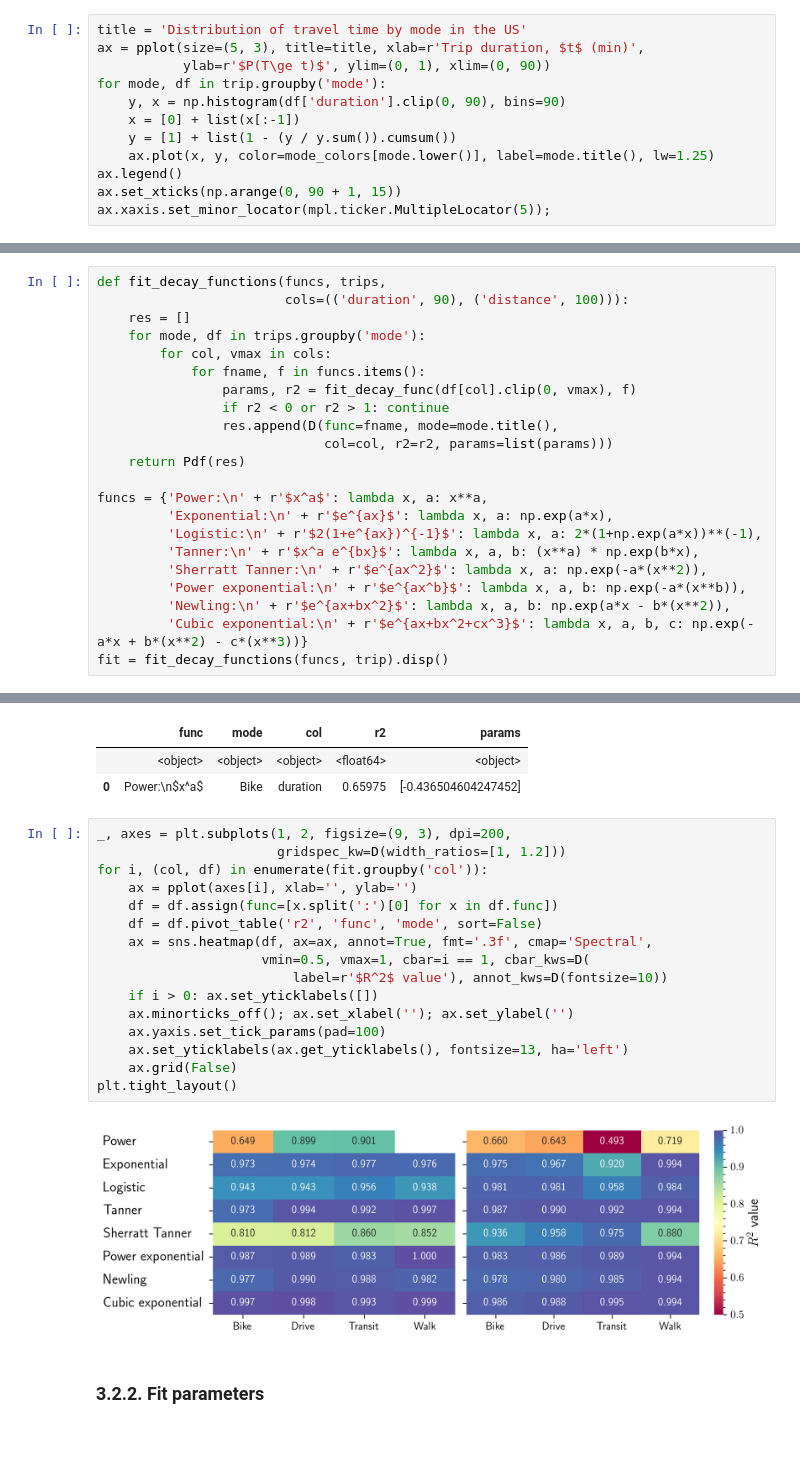
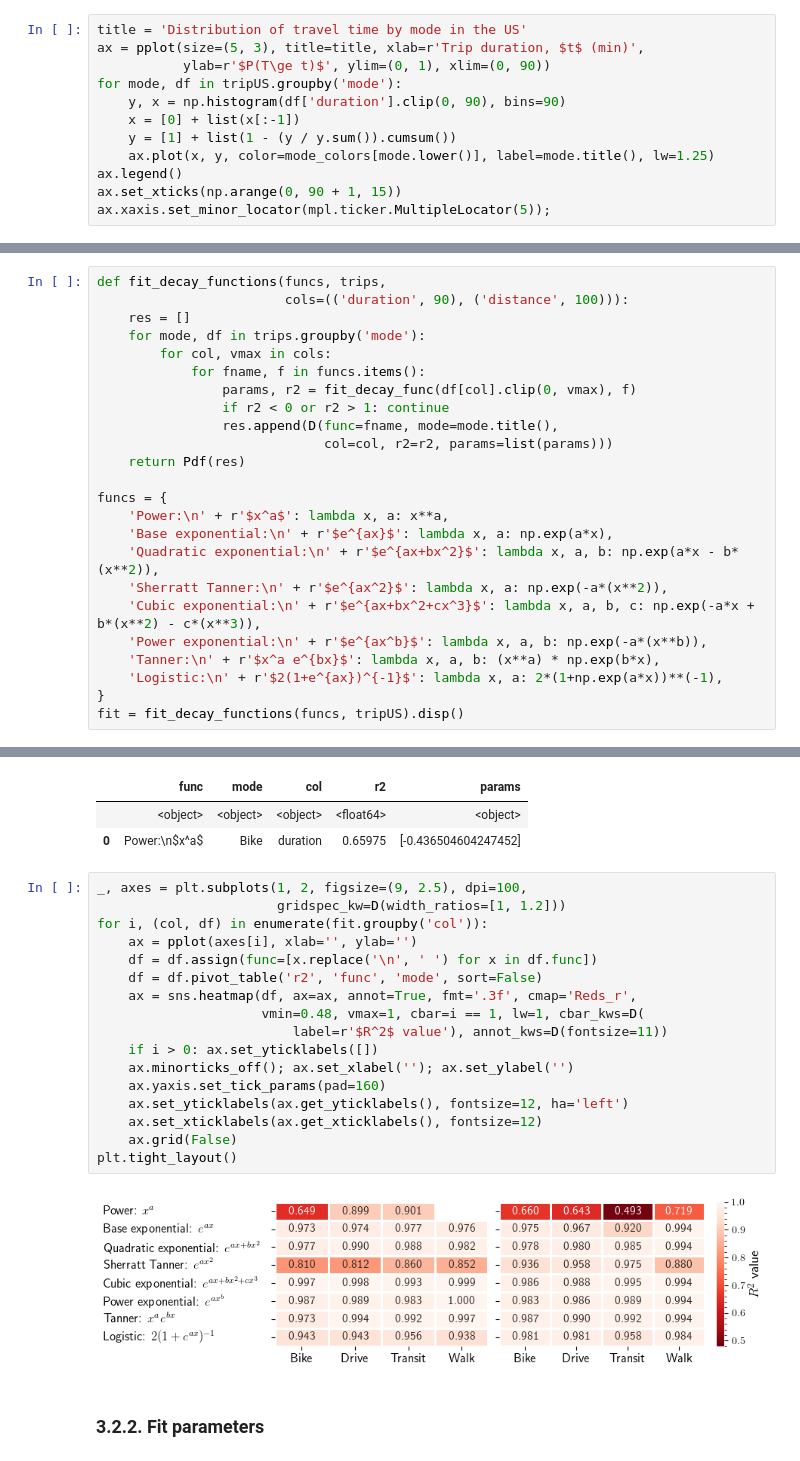
Before and after one commit to rvanxer/spr_4711, a Jupyter notebook: code/nhts.ipynb, the cells around one changed output, grey strips where cells are left out. Saved outputs shown, nothing was run; the diff lists cells and outputs as text.

```diff
--- a/code/nhts.ipynb
+++ b/code/nhts.ipynb
@@ -194,7 +215,7 @@ mode_colors = D(drive='blue', transit='deeppink', bike='tomato', walk='seagreen'
 title = 'Distribution of travel time by mode in the US'
 ax = pplot(size=(5, 3), title=title, xlab=r'Trip duration, $t$ (min)',
            ylab=r'$P(T\ge t)$', ylim=(0, 1), xlim=(0, 90))
-for mode, df in trip.groupby('mode'):
+for mode, df in tripUS.groupby('mode'):
     y, x = np.histogram(df['duration'].clip(0, 90), bins=90)
     x = [0] + list(x[:-1])
     y = [1] + list(1 - (y / y.sum()).cumsum())
@@ -304,38 +361,41 @@ def fit_decay_functions(funcs, trips,
                              col=col, r2=r2, params=list(params)))
     return Pdf(res)
 
-funcs = {'Power:\n' + r'$x^a$': lambda x, a: x**a,
-         'Exponential:\n' + r'$e^{ax}$': lambda x, a: np.exp(a*x),
-         'Logistic:\n' + r'$2(1+e^{ax})^{-1}$': lambda x, a: 2*(1+np.exp(a*x))**(-1),
-         'Tanner:\n' + r'$x^a e^{bx}$': lambda x, a, b: (x**a) * np.exp(b*x),
-         'Sherratt Tanner:\n' + r'$e^{ax^2}$': lambda x, a: np.exp(-a*(x**2)),
-         'Power exponential:\n' + r'$e^{ax^b}$': lambda x, a, b: np.exp(-a*(x**b)),
-         'Newling:\n' + r'$e^{ax+bx^2}$': lambda x, a, b: np.exp(a*x - b*(x**2)),
-         'Cubic exponential:\n' + r'$e^{ax+bx^2+cx^3}$': lambda x, a, b, c: np.exp(-a*x + b*(x**2) - c*(x**3))}
-fit = fit_decay_functions(funcs, trip).disp()
+funcs = {
+    'Power:\n' + r'$x^a$': lambda x, a: x**a,
+    'Base exponential:\n' + r'$e^{ax}$': lambda x, a: np.exp(a*x),
+    'Quadratic exponential:\n' + r'$e^{ax+bx^2}$': lambda x, a, b: np.exp(a*x - b*(x**2)),
+    'Sherratt Tanner:\n' + r'$e^{ax^2}$': lambda x, a: np.exp(-a*(x**2)),
+    'Cubic exponential:\n' + r'$e^{ax+bx^2+cx^3}$': lambda x, a, b, c: np.exp(-a*x + b*(x**2) - c*(x**3)),
+    'Power exponential:\n' + r'$e^{ax^b}$': lambda x, a, b: np.exp(-a*(x**b)),
+    'Tanner:\n' + r'$x^a e^{bx}$': lambda x, a, b: (x**a) * np.exp(b*x),
+    'Logistic:\n' + r'$2(1+e^{ax})^{-1}$': lambda x, a: 2*(1+np.exp(a*x))**(-1),
+}
+fit = fit_decay_functions(funcs, tripUS).disp()
 # %% [output]
 63 rows x 5 cols; Memory: 0.0 MiB
 |  | func | mode | col | r2 | params |
 |  | <object> | <object> | <object> | <float64> | <object> |
 | 0 | Power:\n$x^a$ | Bike | duration | 0.65975 | [-0.436504604247452] |
 # %%
-_, axes = plt.subplots(1, 2, figsize=(9, 3), dpi=200,
+_, axes = plt.subplots(1, 2, figsize=(9, 2.5), dpi=100,
                        gridspec_kw=D(width_ratios=[1, 1.2]))
 for i, (col, df) in enumerate(fit.groupby('col')):
     ax = pplot(axes[i], xlab='', ylab='')
-    df = df.assign(func=[x.split(':')[0] for x in df.func])
+    df = df.assign(func=[x.replace('\n', ' ') for x in df.func])
     df = df.pivot_table('r2', 'func', 'mode', sort=False)
-    ax = sns.heatmap(df, ax=ax, annot=True, fmt='.3f', cmap='Spectral',
-                     vmin=0.5, vmax=1, cbar=i == 1, cbar_kws=D(
-                         label=r'$R^2$ value'), annot_kws=D(fontsize=10))
+    ax = sns.heatmap(df, ax=ax, annot=True, fmt='.3f', cmap='Reds_r',
+                     vmin=0.48, vmax=1, cbar=i == 1, lw=1, cbar_kws=D(
+                         label=r'$R^2$ value'), annot_kws=D(fontsize=11))
     if i > 0: ax.set_yticklabels([])
     ax.minorticks_off(); ax.set_xlabel(''); ax.set_ylabel('')
-    ax.yaxis.set_tick_params(pad=100)
-    ax.set_yticklabels(ax.get_yticklabels(), fontsize=13, ha='left')
+    ax.yaxis.set_tick_params(pad=160)
+    ax.set_yticklabels(ax.get_yticklabels(), fontsize=12, ha='left')
+    ax.set_xticklabels(ax.get_xticklabels(), fontsize=12)
     ax.grid(False)
 plt.tight_layout()
 # %% [output]
-[figure, old version]
+[figure, new version]
 # %% [markdown]
 ### 3.2.2. Fit parameters
 # %%
```
Also changed, not shown: parts of 12 cells of this notebook, 5 other files.
